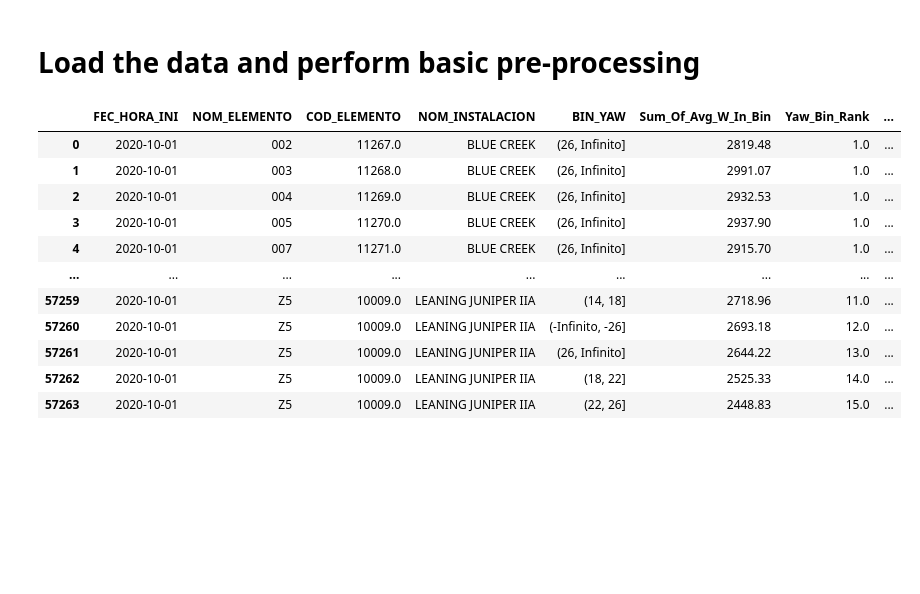
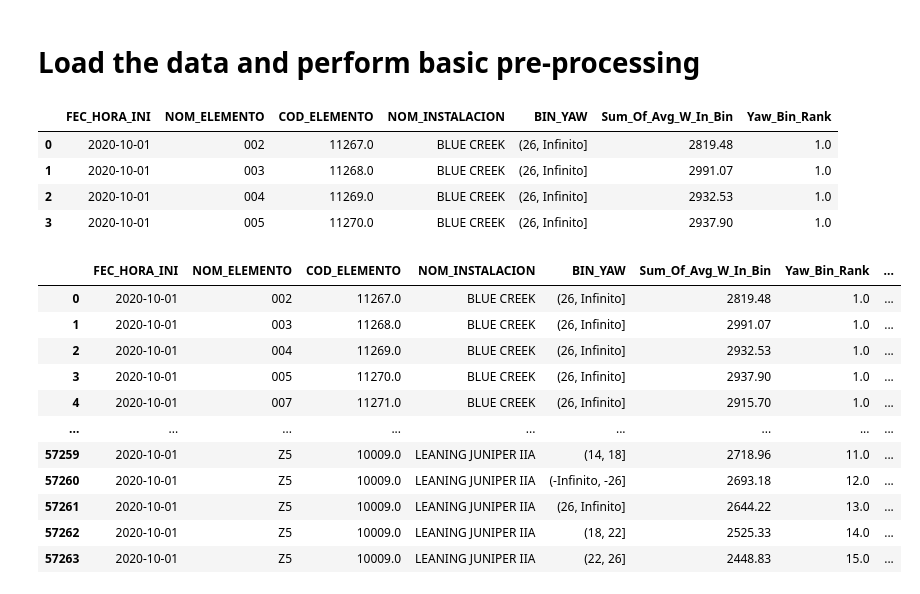
Before and after one commit to code-JOA/Wind-Turbine-Project, a Jupyter notebook: notebooks/Analysis.ipynb, the cells around one changed output. Saved outputs shown, nothing was run; the diff lists cells and outputs as text; code cells hidden in the pictures; blank space fills up the shorter version.

```diff
--- a/notebooks/Analysis.ipynb
+++ b/notebooks/Analysis.ipynb
@@ -18,3 +18,16 @@ from sklearn.preprocessing import StandardScaler
 import copy
 # %% [markdown]
 # Load the data and perform basic pre-processing
+# %%
+# Load the data
+data = pd.read_csv("../data/input_data.csv")
+# This column is not important
+data = data.drop(["Unnamed: 0"], axis=1)
+# Read the oem data
+data.head(4)
+# %% [output]
+|  | FEC_HORA_INI | NOM_ELEMENTO | COD_ELEMENTO | NOM_INSTALACION | BIN_YAW | Sum_Of_Avg_W_In_Bin | Yaw_Bin_Rank |
+| 0 | 2020-10-01 | 002 | 11267.0 | BLUE CREEK | (26, Infinito] | 2819.48 | 1.0 |
+| 1 | 2020-10-01 | 003 | 11268.0 | BLUE CREEK | (26, Infinito] | 2991.07 | 1.0 |
+| 2 | 2020-10-01 | 004 | 11269.0 | BLUE CREEK | (26, Infinito] | 2932.53 | 1.0 |
+| 3 | 2020-10-01 | 005 | 11270.0 | BLUE CREEK | (26, Infinito] | 2937.90 | 1.0 |
```
Also changed, not shown: parts of 1 cell of this notebook.
